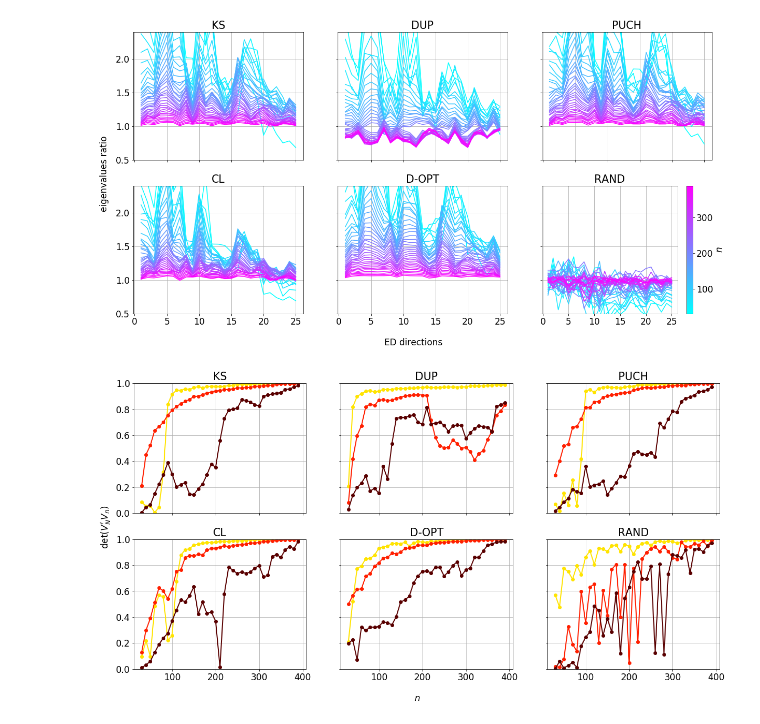
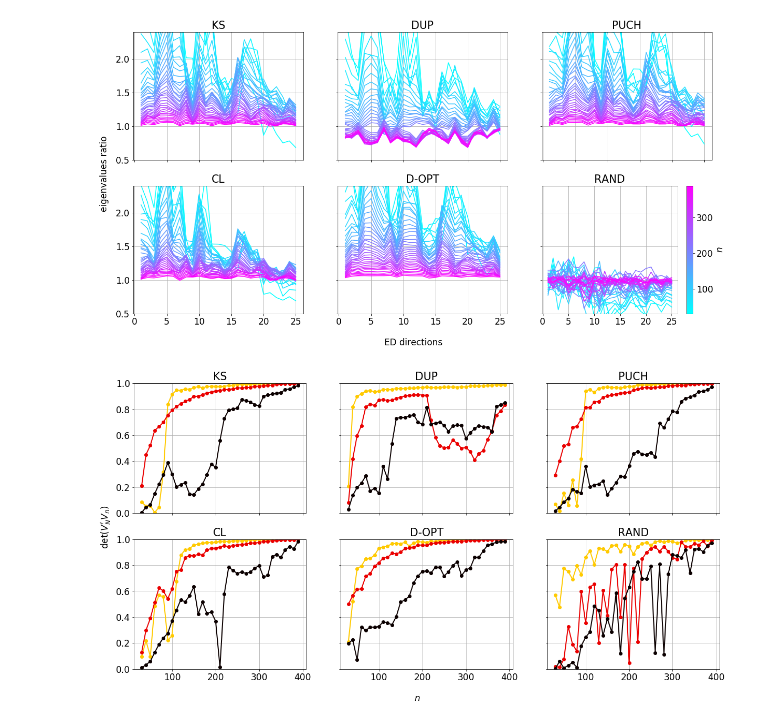
Before and after one commit to vfonsecad/unsupervised-sample-selection, a Jupyter notebook: scripts/d02_04_specific_framework.ipynb, the cells around one changed output. Saved outputs shown, nothing was run; the diff lists cells and outputs as text; code cells hidden in the pictures.

Commit message:
changing color dark red to black

```diff
--- a/scripts/d02_04_specific_framework.ipynb
+++ b/scripts/d02_04_specific_framework.ipynb
@@ -202,7 +202,7 @@ plt.show()
 
 color_var = np.array(np.sort(np.unique(df_design_pls["npc"]))[:-1])
 min_color_var = 10#np.amin(color_var)
-max_color_var = 27#np.amax(color_var)
+max_color_var = 25#np.amax(color_var)
 
 c_m = mtply.cm.hot_r
 norm = mtply.colors.Normalize(vmin = min_color_var, vmax = max_color_var)
@@ -220,34 +220,34 @@ for method in methods_list:
 
     jj2 = jj
 
     if jj<3:
         k1=0
     else:
         k1=1
 
     if k1==1:
         jj2=jj-3
 
     for ii in range(eigen_vect_comparison.shape[1]):
         color_tuple = s_m.to_rgba(chosen_rank_range[ii])
         ax[k1,jj2].plot(n_sel_range,eigen_vect_comparison[:,ii,jj],'o-', c = color_tuple,linewidth=2)
     ax[k1,jj2].grid()
     ax[k1,jj2].set_title(method)
     ax[k1,jj2].set_ylim([0,1])
 
     jj+=1
 
 
 fig.text(0.5, 0.04, '$n$', ha='center')
 fig.text(0.08, 0.5, "det($V_N'V_n$)", va='center', rotation='vertical')
 
 
 #cm = fig.colorbar(s_m, boundaries = [chosen_rank_range[0]-5]+ list(chosen_rank_range) + [chosen_rank_range[-1]+5], extend="both")
 #cm.set_label("$a$")
 plt.savefig(base_dir + "/manuscript/figures/"+caseID_key+"_specific_framework_detereigevect.png",bbox_inches="tight")
 plt.show()
 # %% [output]
-[figure, old version]
+[figure, new version]
 # %%
 # --- correlation table
 
```
Also changed, not shown: 4 other files.
